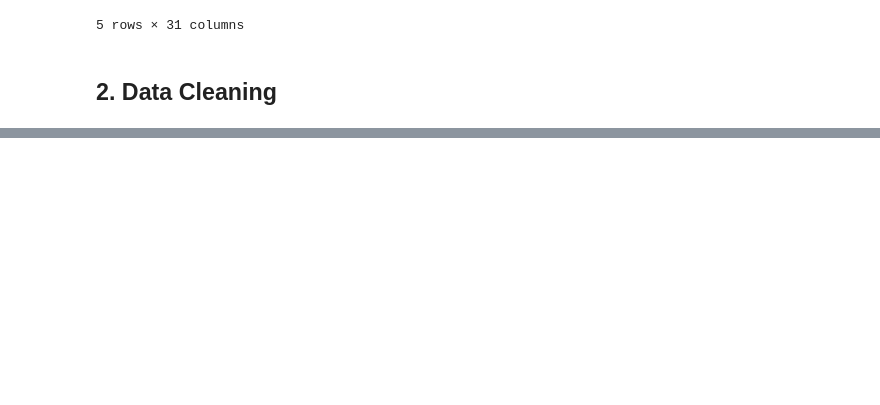
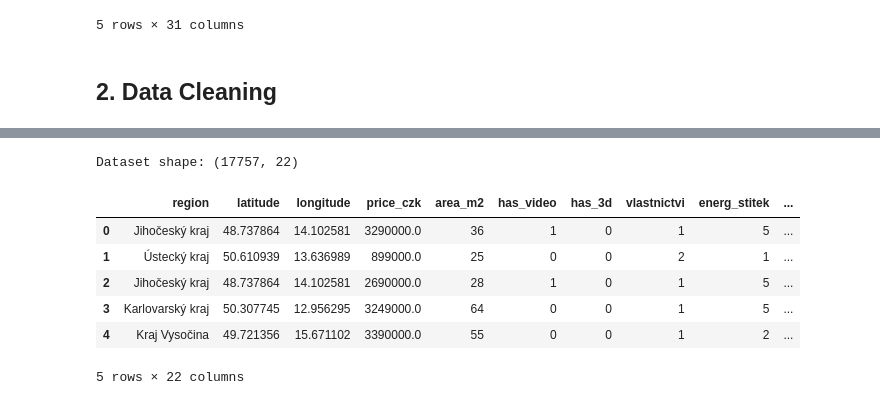
Before and after one commit to akorablov/house_price_prediction, a Jupyter notebook: house_price_cz.ipynb, the cells around one changed output, grey strips where cells are left out. Saved outputs shown, nothing was run; the diff lists cells and outputs as text; code cells hidden in the pictures; blank space fills up the shorter version.

```diff
--- a/house_price_cz.ipynb
+++ b/house_price_cz.ipynb
@@ -79,3 +123,34 @@ Dataset shape: (17340, 19)
+# %%
+condition_map = {
+    'Špatný': 1,
+    'Před rekonstrukcí': 2,
+    'Projekt': 3,
+    'V rekonstrukci': 4,
+    'Ve výstavbě': 5,
+    'Dobrý': 6,
+    'Velmi dobrý': 7,
+    'Po rekonstrukci': 8,
+    'Novostavba': 9
+}
+
+df_raw['condition'] = (
+    df_raw['condition']
+    .map(condition_map)
+    .fillna(0)
+    .astype(int)
+)
+
+print(f'Dataset shape: {df_raw.shape}')
+df_raw.head()
+# %% [output]
+Dataset shape: (17757, 22)
+|  | region | latitude | longitude | price_czk | area_m2 | has_video | has_3d | vlastnictvi | energ_stitek | ... |
+| 0 | Jihočeský kraj | 48.737864 | 14.102581 | 3290000.0 | 36 | 1 | 0 | 1 | 5 | ... |
+| 1 | Ústecký kraj | 50.610939 | 13.636989 | 899000.0 | 25 | 0 | 0 | 2 | 1 | ... |
+| 2 | Jihočeský kraj | 48.737864 | 14.102581 | 2690000.0 | 28 | 1 | 0 | 1 | 5 | ... |
+| 3 | Karlovarský kraj | 50.307745 | 12.956295 | 3249000.0 | 64 | 0 | 0 | 1 | 5 | ... |
+| 4 | Kraj Vysočina | 49.721356 | 15.671102 | 3390000.0 | 55 | 0 | 0 | 1 | 2 | ... |
+5 rows × 22 columns
 # %%
 print('=== Missing Values ===')
 missing = df_raw.isnull().sum()
```
Also changed, not shown: parts of 8 cells of this notebook, 1 other file.
